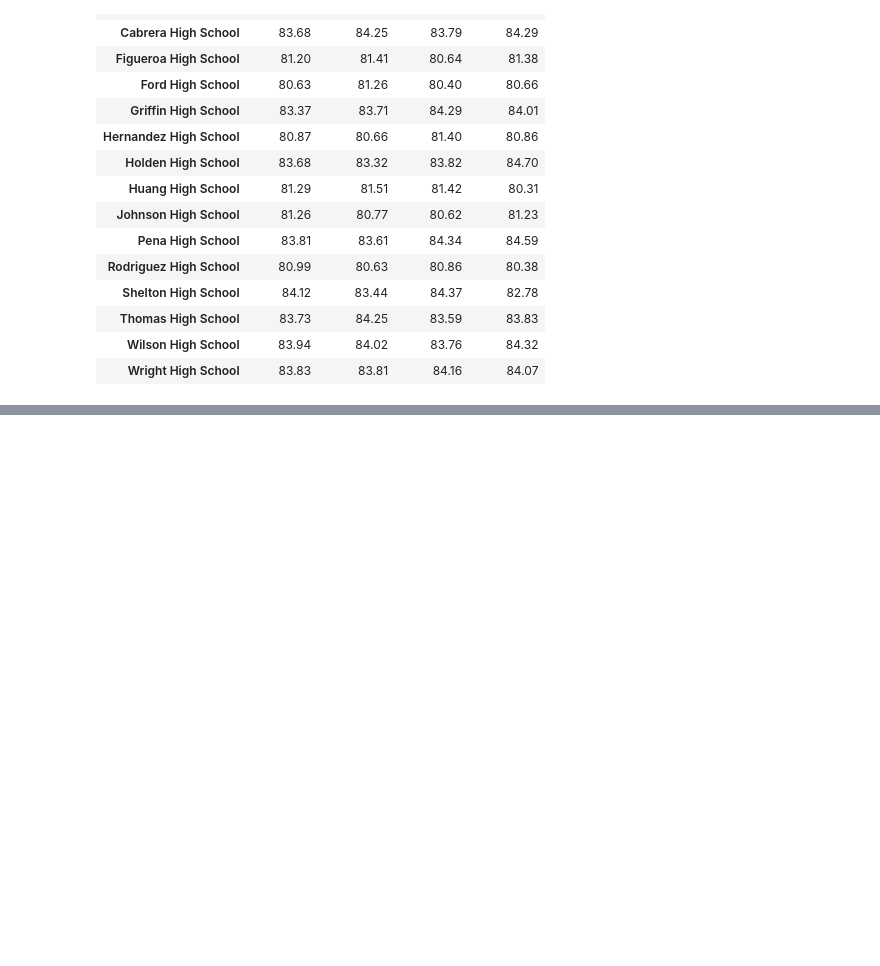
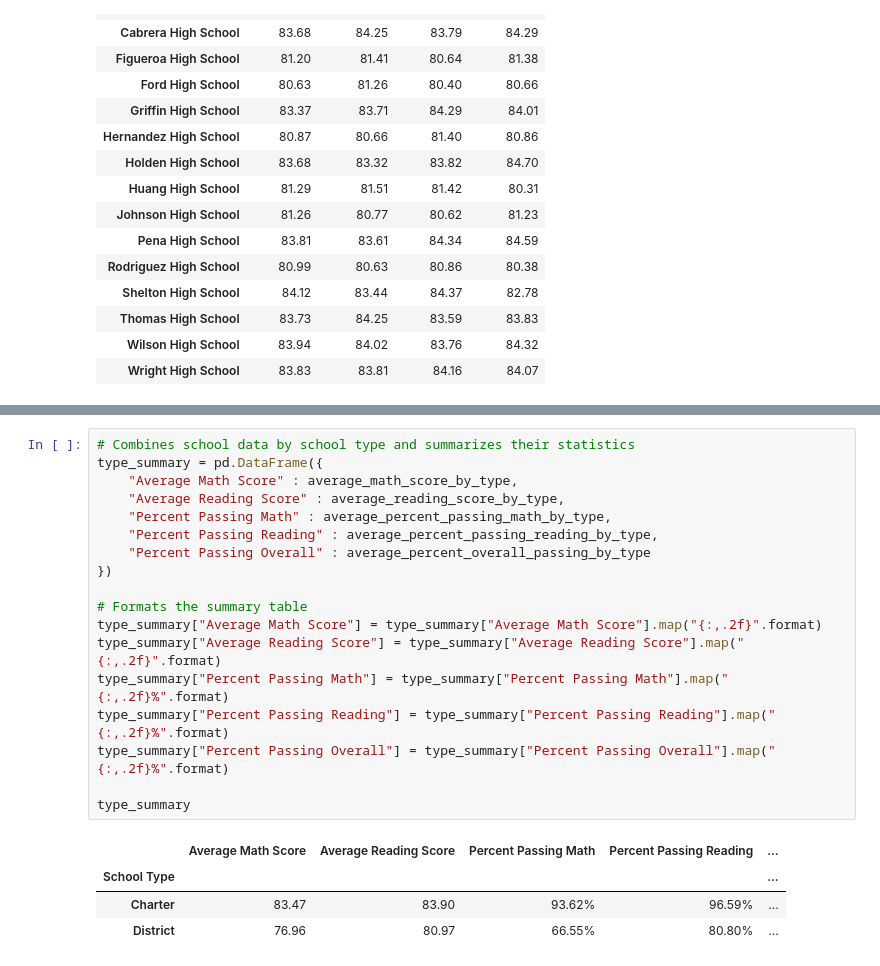
Before and after one commit to Wheezyotter/pandas-challenge, a Jupyter notebook: PyCitySchools/PyCitySchools.ipynb, the cells around one changed output, grey strips where cells are left out. Drawn from its saved outputs; the diff is of its cells as text; blank space fills up the shorter version.

```diff
--- a/PyCitySchools/PyCitySchools.ipynb
+++ b/PyCitySchools/PyCitySchools.ipynb
@@ -390,0 +427,23 @@ type_summary
+# %%
+# Combines school data by school type and summarizes their statistics
+type_summary = pd.DataFrame({
+    "Average Math Score" : average_math_score_by_type,
+    "Average Reading Score" : average_reading_score_by_type,
+    "Percent Passing Math" : average_percent_passing_math_by_type,
+    "Percent Passing Reading" : average_percent_passing_reading_by_type,
+    "Percent Passing Overall" : average_percent_overall_passing_by_type
+})
+
+# Formats the summary table
+type_summary["Average Math Score"] = type_summary["Average Math Score"].map("{:,.2f}".format)
+type_summary["Average Reading Score"] = type_summary["Average Reading Score"].map("{:,.2f}".format)
+type_summary["Percent Passing Math"] = type_summary["Percent Passing Math"].map("{:,.2f}%".format)
+type_summary["Percent Passing Reading"] = type_summary["Percent Passing Reading"].map("{:,.2f}%".format)
+type_summary["Percent Passing Overall"] = type_summary["Percent Passing Overall"].map("{:,.2f}%".format)
+
+type_summary
+# %% [output]
+|  | Average Math Score | Average Reading Score | Percent Passing Math | Percent Passing Reading | ... |
+| School Type |  |  |  |  | ... |
+| Charter | 83.47 | 83.90 | 93.62% | 96.59% | ... |
+| District | 76.96 | 80.97 | 66.55% | 80.80% | ... |
```
Also changed, not shown: parts of 19 cells of this notebook.
